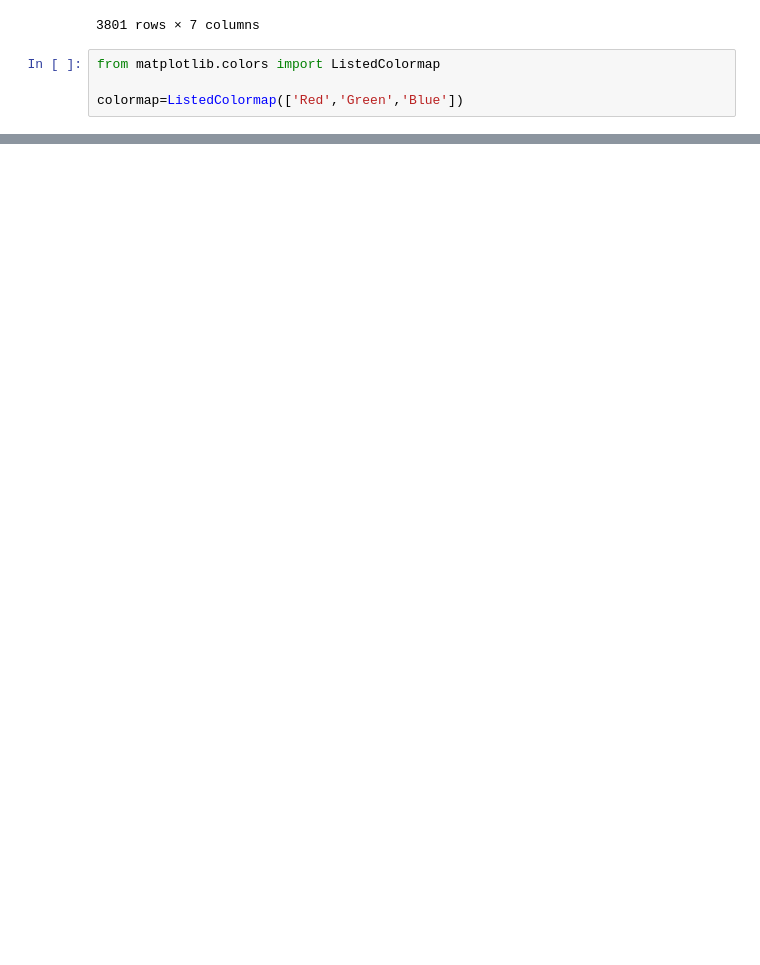
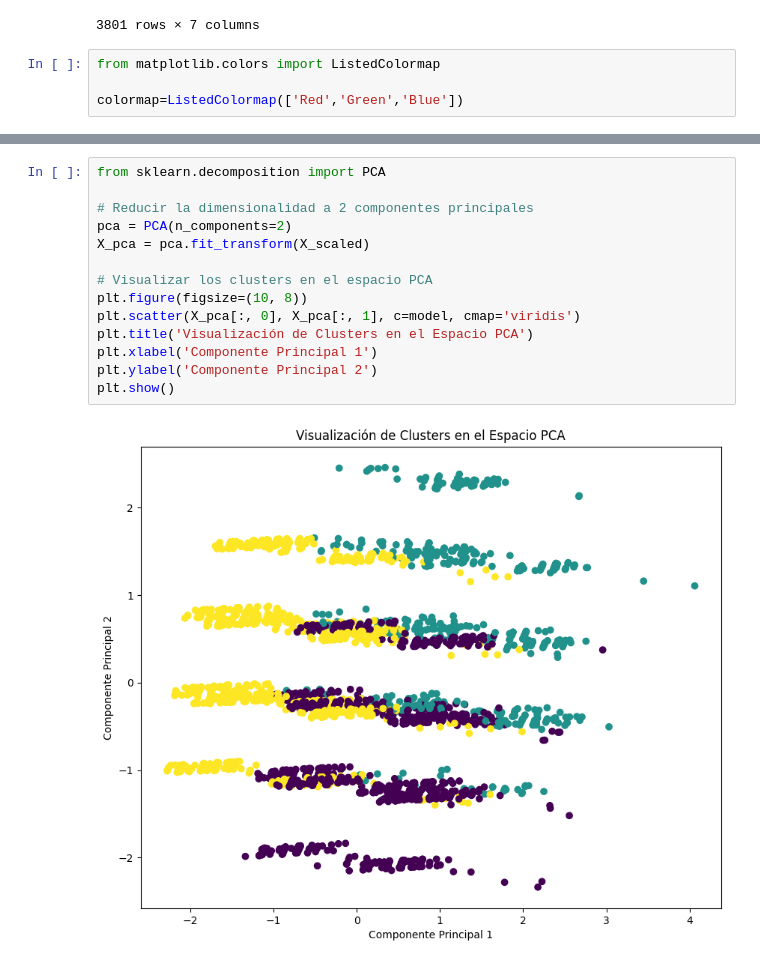
Before and after one commit to voz-mk/sistemas-inteligentes, a Jupyter notebook: main.ipynb, the cells around one changed output, grey strips where cells are left out. Cells and saved outputs as stored; diff of their text form; blank space fills up the shorter version.

```diff
--- a/main.ipynb
+++ b/main.ipynb
@@ -449,0 +460,16 @@ colormap=ListedColormap(['Red','Green','Blue'])
+# %%
+from sklearn.decomposition import PCA
+
+# Reducir la dimensionalidad a 2 componentes principales
+pca = PCA(n_components=2)
+X_pca = pca.fit_transform(X_scaled)
+
+# Visualizar los clusters en el espacio PCA
+plt.figure(figsize=(10, 8))
+plt.scatter(X_pca[:, 0], X_pca[:, 1], c=model, cmap='viridis')
+plt.title('Visualización de Clusters en el Espacio PCA')
+plt.xlabel('Componente Principal 1')
+plt.ylabel('Componente Principal 2')
+plt.show()
+# %% [output]
+[figure, added]
```
Also changed, not shown: parts of 15 cells of this notebook.
